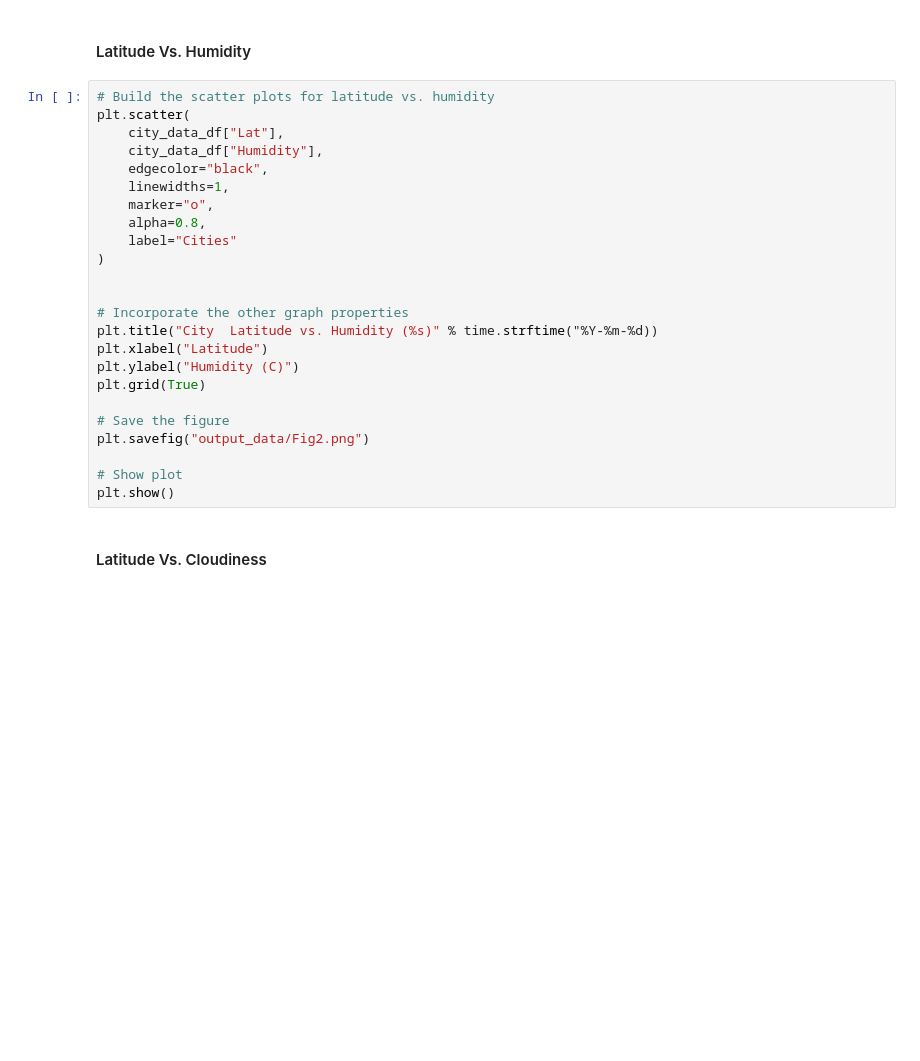
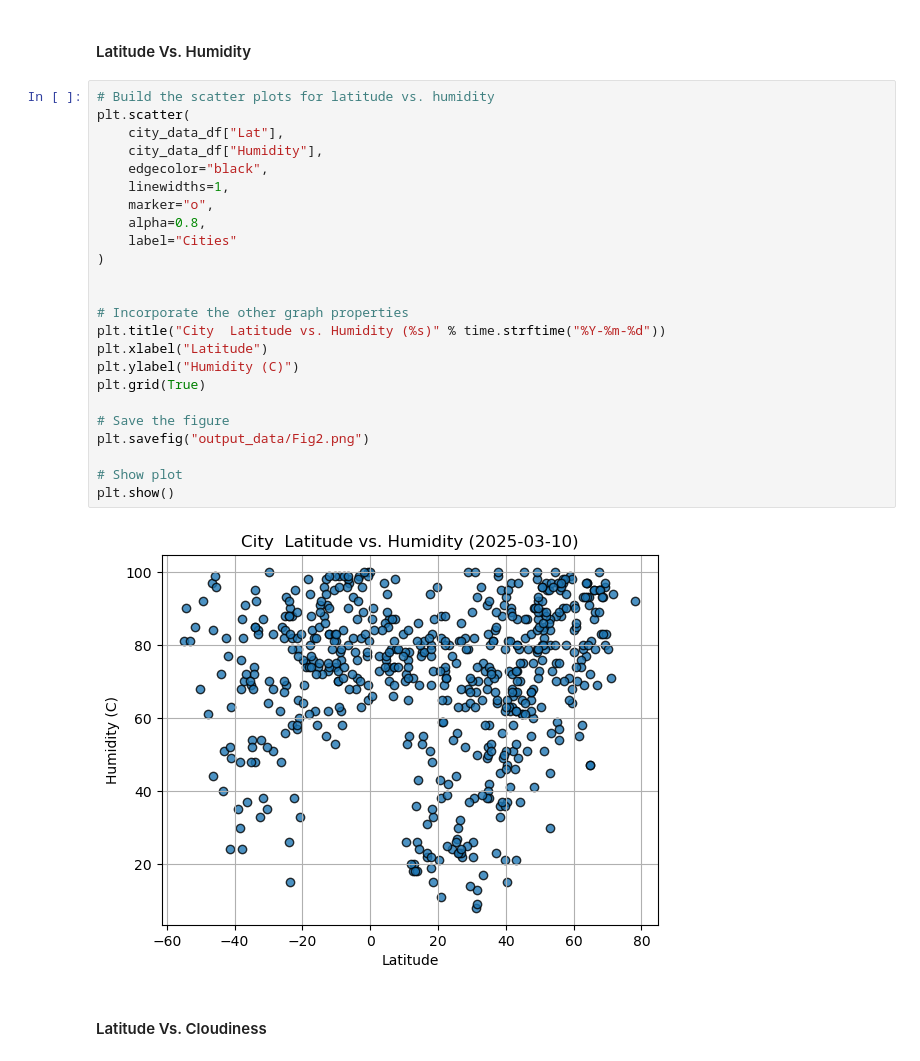
Before and after one commit to Ebauer286/python-api-challenge, a Jupyter notebook: WeatherPy/WeatherPy.ipynb, the cells around one changed output. Saved outputs shown, nothing was run; the diff lists cells and outputs as text; blank space fills up the shorter version.

```diff
--- a/WeatherPy/WeatherPy.ipynb
+++ b/WeatherPy/WeatherPy.ipynb
@@ -219,27 +244,29 @@ plt.show()
 # %%
 # Build the scatter plots for latitude vs. humidity
 plt.scatter(
     city_data_df["Lat"],
     city_data_df["Humidity"],
     edgecolor="black",
     linewidths=1,
     marker="o",
     alpha=0.8,
     label="Cities"
 )
 
 
 # Incorporate the other graph properties
-plt.title("City  Latitude vs. Humidity (%s)" % time.strftime("%Y-%m-%d))
+plt.title("City  Latitude vs. Humidity (%s)" % time.strftime("%Y-%m-%d"))
 plt.xlabel("Latitude")
 plt.ylabel("Humidity (C)")
 plt.grid(True)
 
 # Save the figure
 plt.savefig("output_data/Fig2.png")
 
 # Show plot
 plt.show()
+# %% [output]
+[figure, added]
 # %% [markdown]
 #### Latitude Vs. Cloudiness
 # %%
```
Also changed, not shown: parts of 23 cells of this notebook.
